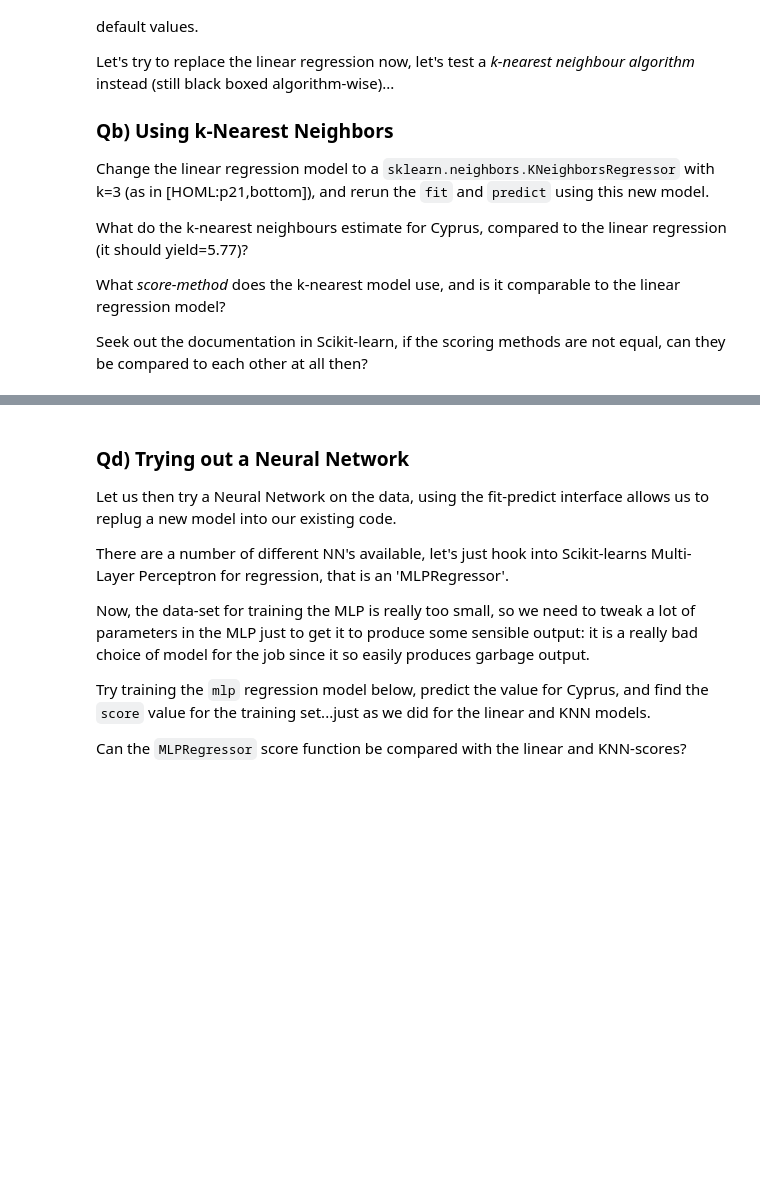
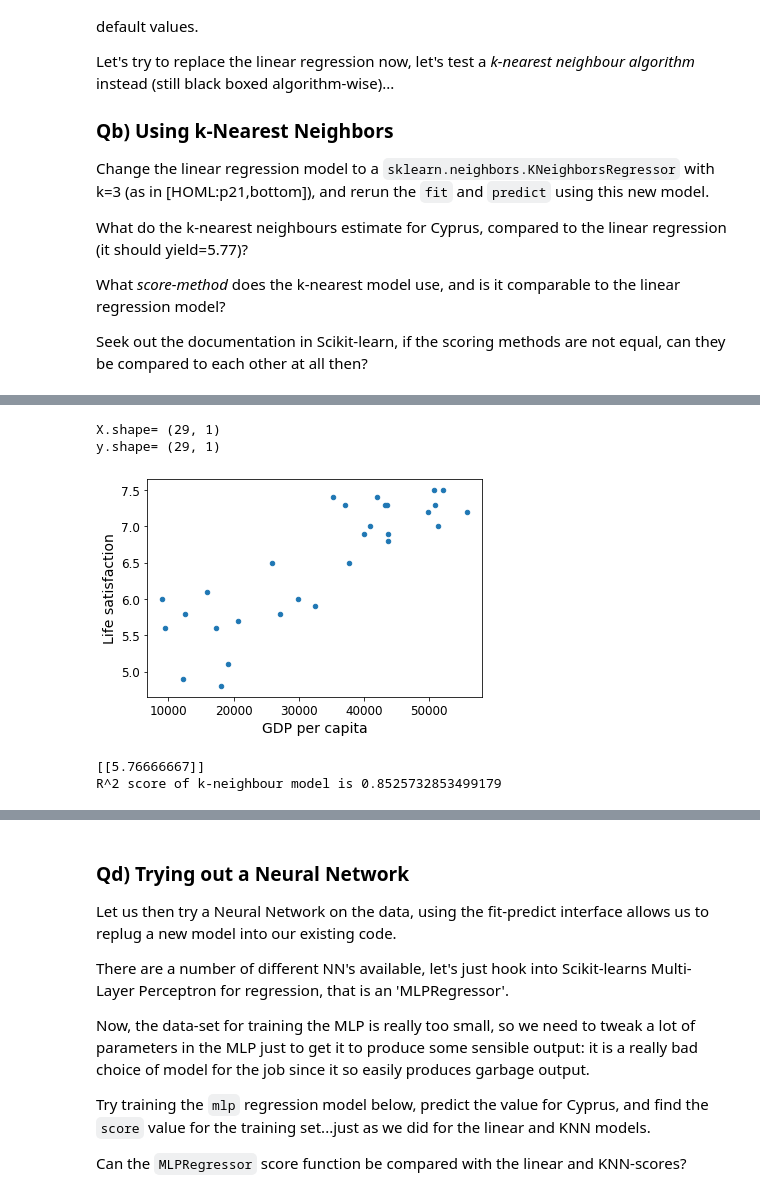
Before and after one commit to florent417/MAL, a Jupyter notebook: itmal/L01/intro.ipynb, the cells around one changed output, grey strips where cells are left out. Cells and saved outputs as stored; diff of their text form; code cells hidden in the pictures; blank space fills up the shorter version.

```diff
--- a/itmal/L01/intro.ipynb
+++ b/itmal/L01/intro.ipynb
@@ -292,20 +373,40 @@ country_stats
 # %%
 # Prepare the data
 X = np.c_[country_stats["GDP per capita"]]
 y = np.c_[country_stats["Life satisfaction"]]
 
 print("X.shape=",X.shape)
 print("y.shape=",y.shape)
 
 # Visualize the data
 country_stats.plot(kind='scatter', x="GDP per capita", y='Life satisfaction')
 plt.show()
 
 # Select and train a model
+import sklearn.neighbors
+knn = sklearn.neighbors.KNeighborsRegressor(n_neighbors=3)
+
+knn.fit(X,y)
 
 # TODO: add your code here..
-assert False, "TODO: add you instatiation and training of the knn model here.."
-knn = ..
+# assert False, "TODO: add you instatiation and training of the knn model here.."
+# Make a prediction for Cyprus
+X_new_neighbour = [[22587]]  # Cyprus' GDP per capita
+y_pred_neighbour = knn.predict(X_new_neighbour)
+print(y_pred_neighbour) # outputs [[ 5.96242338]]
+
+r2_neighbour = knn.score(X,y)
+print("R^2 score of k-neighbour model is", r2_neighbour)
+
+# It looks like the scoring method is the same regardless of the regression method, at least according to the scikit-learn documentation
+# https://scikit-learn.org/stable/modules/generated/sklearn.neighbors.KNeighborsRegressor.html#sklearn.neighbors.KNeighborsRegressor.score
+# https://scikit-learn.org/stable/modules/generated/sklearn.linear_model.LinearRegression.html
+# %% [output]
+X.shape= (29, 1)
+y.shape= (29, 1)
+[figure, added]
+[[5.76666667]]
+R^2 score of k-neighbour model is 0.8525732853499179
 # %% [markdown]
 ### Qc) Tuning Parameter for k-Nearest Neighbors and A Sanity Check
 
```
Also changed, not shown: parts of 11 cells of this notebook, 9 other files.
